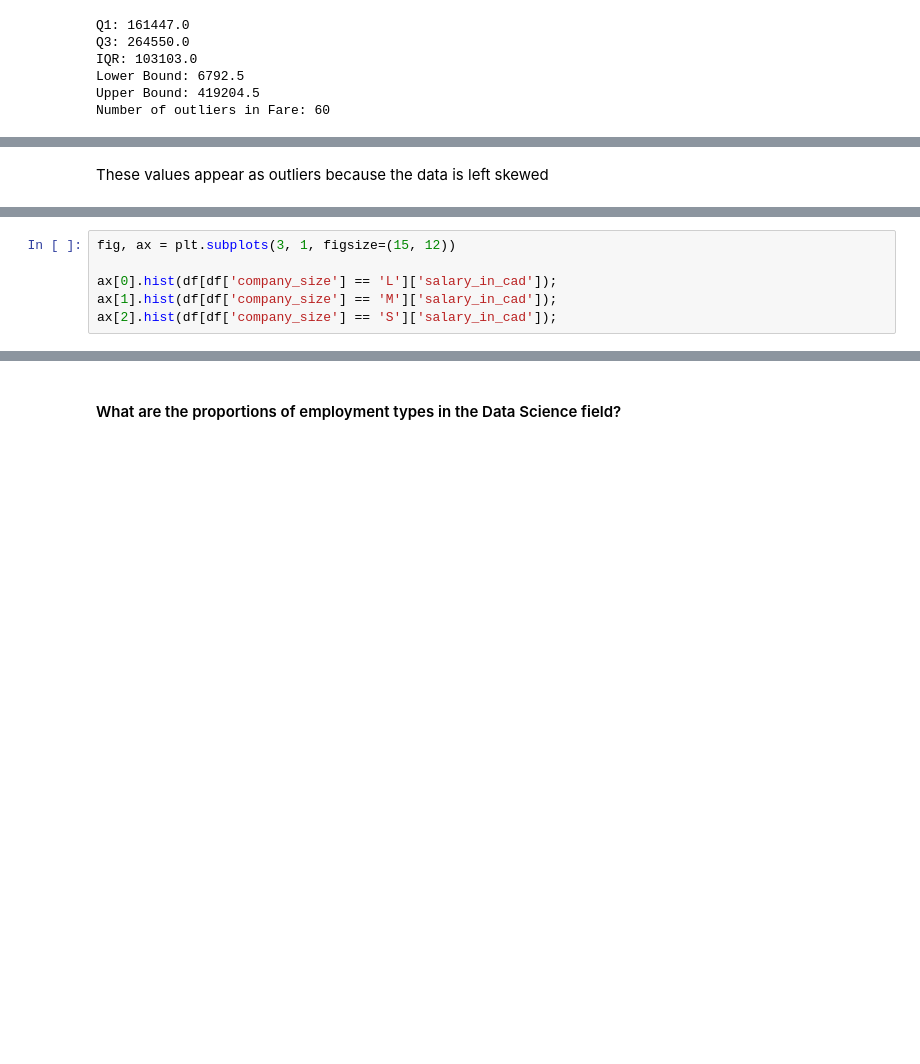
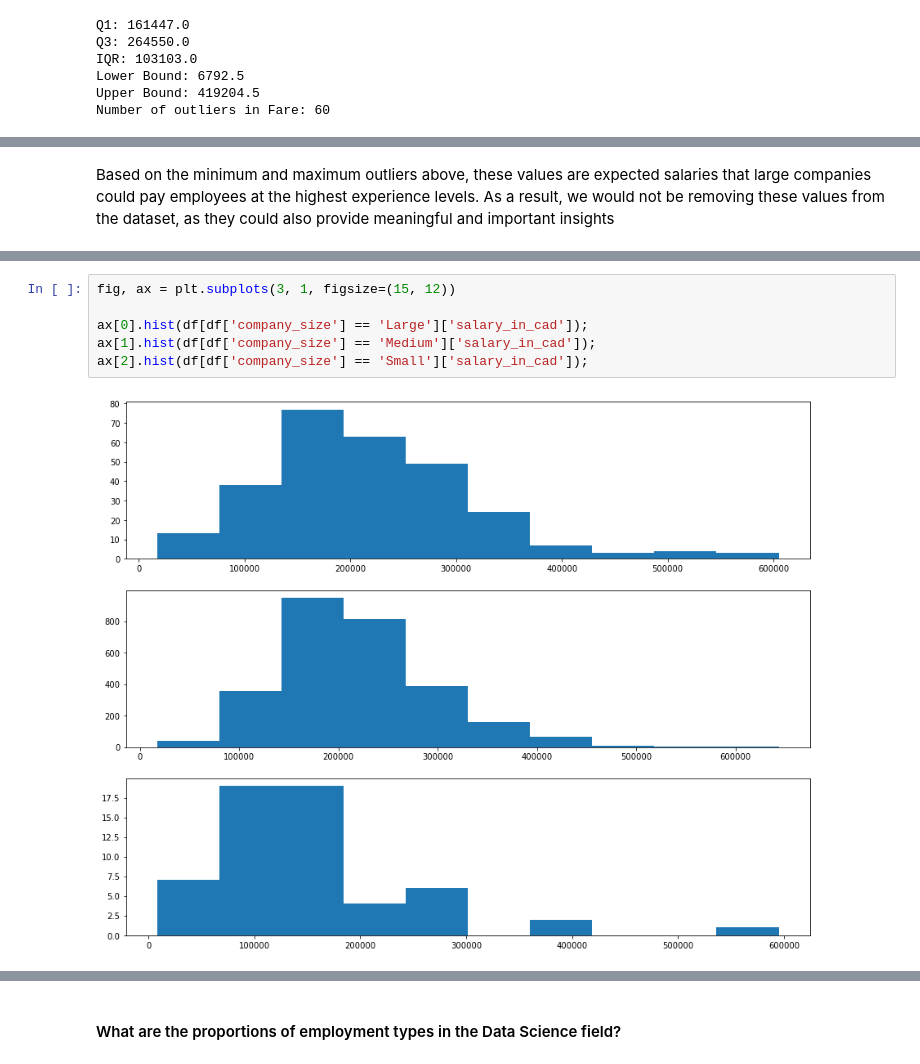
Before and after one commit to davidfakolujo/Data-601-Project, a Jupyter notebook: Data 601 Project.ipynb, the cells around one changed output, grey strips where cells are left out. Saved outputs shown, nothing was run; the diff lists cells and outputs as text; blank space fills up the shorter version.

```diff
--- a/Data 601 Project.ipynb
+++ b/Data 601 Project.ipynb
@@ -253,5 +274,5 @@ Name: salary_in_cad, dtype: float64
 # %% [markdown]
-These values appear as outliers because the data is left skewed
+Based on the minimum and maximum outliers above, these values are expected salaries that large companies could pay employees at the highest experience levels. As a result, we would not be removing these values from the dataset, as they could also provide meaningful and important insights
 # %%
 bar = go.Histogram()
 fig_bar = go.FigureWidget(data=bar)
@@ -270,9 +291,11 @@ interactive(children=(Dropdown(description='year', index=3, options=(2020, 2021,
 # %%
 fig, ax = plt.subplots(3, 1, figsize=(15, 12))
 
-ax[0].hist(df[df['company_size'] == 'L']['salary_in_cad']);
-ax[1].hist(df[df['company_size'] == 'M']['salary_in_cad']);
-ax[2].hist(df[df['company_size'] == 'S']['salary_in_cad']);
+ax[0].hist(df[df['company_size'] == 'Large']['salary_in_cad']);
+ax[1].hist(df[df['company_size'] == 'Medium']['salary_in_cad']);
+ax[2].hist(df[df['company_size'] == 'Small']['salary_in_cad']);
+# %% [output]
+[figure, added]
 # %%
 plt.figure(figsize=(12, 8))
 sns.countplot(data = df, x = 'work_year', hue = 'remote_status')
```
Also changed, not shown: parts of 35 cells of this notebook.
